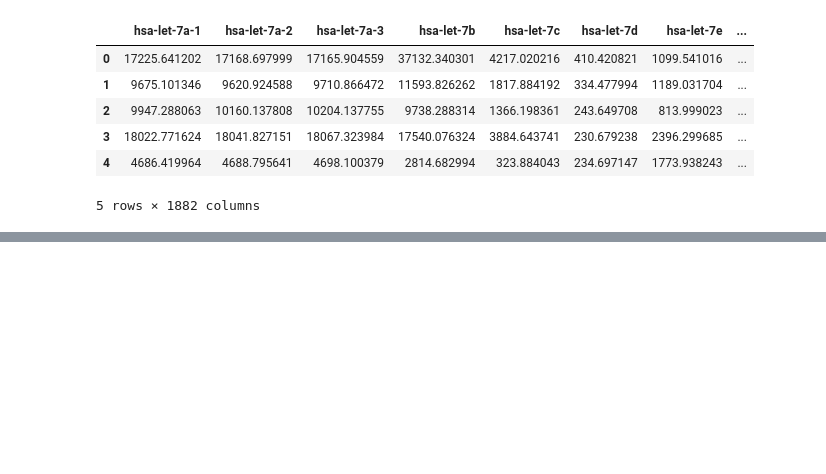
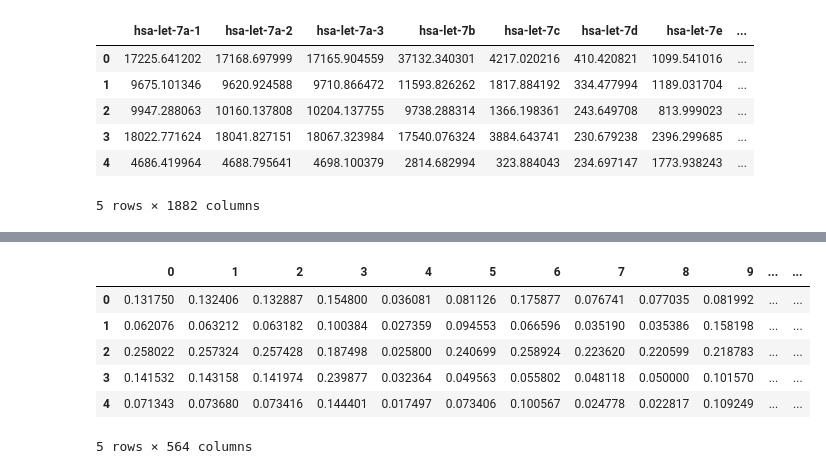
Before and after one commit to GraceCodes/MLHW3, a Jupyter notebook: HW3.ipynb, the cells around one changed output, grey strips where cells are left out. Cells and saved outputs as stored; diff of their text form; code cells hidden in the pictures; blank space fills up the shorter version.

```diff
--- a/HW3.ipynb
+++ b/HW3.ipynb
@@ -178,0 +216,14 @@ rfClf.score(Xtest_scaled, y_test)
+# %%
+#selecting features for RandomForest
+rfClf2 = RandomForestClassifier(n_estimators=70, max_features='auto', max_depth=10)
+sfs2 = RFE(rfClf2, n_features_to_select=cutoff, step=20)
+rfX = pd.DataFrame(sfs2.fit_transform(Xtrain_scaled, y_train))
+rfX.head()
+# %% [output]
+|  | 0 | 1 | 2 | 3 | 4 | 5 | 6 | 7 | 8 | 9 | ... | ... |
+| 0 | 0.131750 | 0.132406 | 0.132887 | 0.154800 | 0.036081 | 0.081126 | 0.175877 | 0.076741 | 0.077035 | 0.081992 | ... | ... |
+| 1 | 0.062076 | 0.063212 | 0.063182 | 0.100384 | 0.027359 | 0.094553 | 0.066596 | 0.035190 | 0.035386 | 0.158198 | ... | ... |
+| 2 | 0.258022 | 0.257324 | 0.257428 | 0.187498 | 0.025800 | 0.240699 | 0.258924 | 0.223620 | 0.220599 | 0.218783 | ... | ... |
+| 3 | 0.141532 | 0.143158 | 0.141974 | 0.239877 | 0.032364 | 0.049563 | 0.055802 | 0.048118 | 0.050000 | 0.101570 | ... | ... |
+| 4 | 0.071343 | 0.073680 | 0.073416 | 0.144401 | 0.017497 | 0.073406 | 0.100567 | 0.024778 | 0.022817 | 0.109249 | ... | ... |
+5 rows × 564 columns
```
Also changed, not shown: parts of 15 cells of this notebook.
